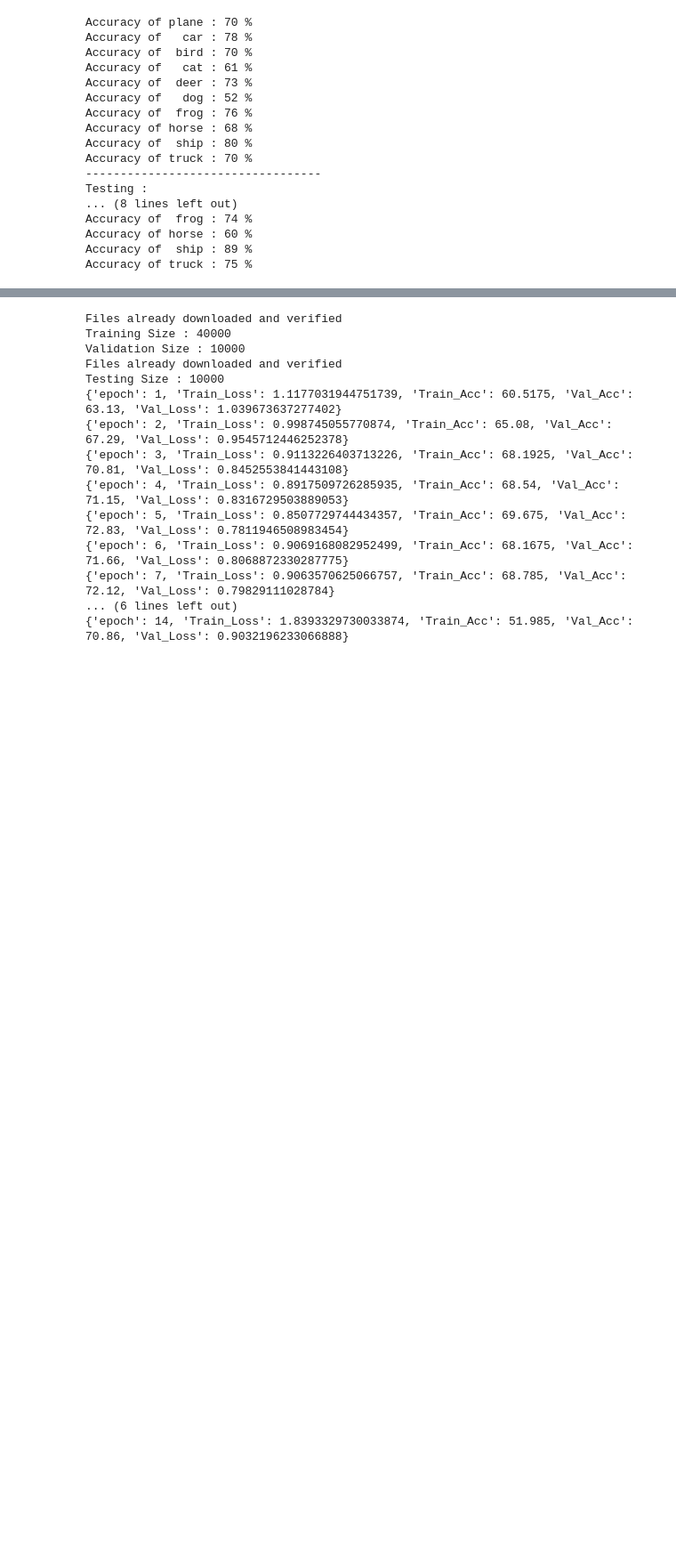
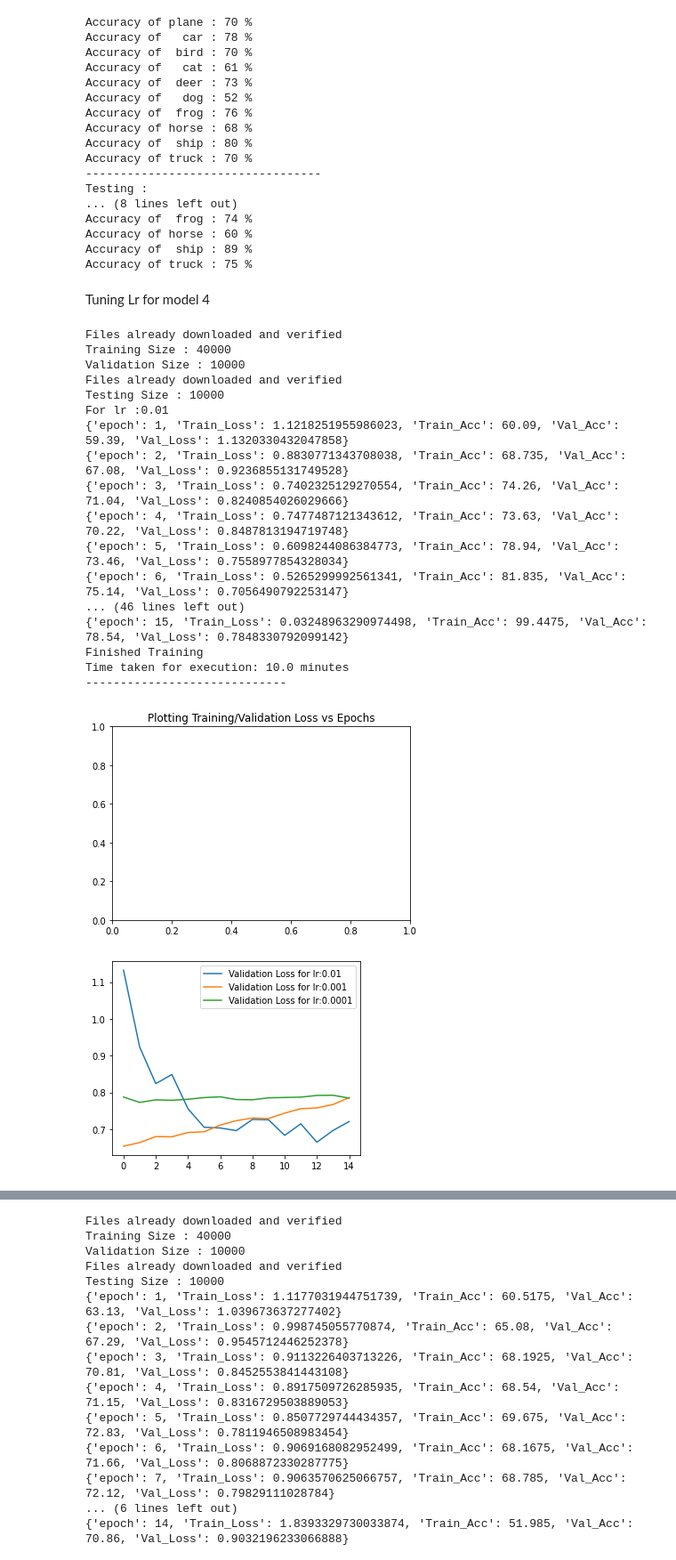
Before and after one commit to Anomaly1702/Ass2_Deep_Learning, a Jupyter notebook: Anubhav_Deep_learning.ipynb, the cells around one changed output, grey strips where cells are left out. Shown at 89% size. Cells and saved outputs as stored; diff of their text form; code cells hidden in the pictures; blank space fills up the shorter version.

```diff
--- a/Anubhav_Deep_learning.ipynb
+++ b/Anubhav_Deep_learning.ipynb
@@ -1002,3 +1045,41 @@ Accuracy of  frog : 74 %
 Accuracy of horse : 60 %
 Accuracy of  ship : 89 %
 Accuracy of truck : 75 %
+# %% [markdown]
+Tuning Lr for model 4
+# %%
+model4_tuning  = Imagenet_model4()
+model4_tuning=model4_tuning.to(get_default_device())
+plt.title("Plotting Training/Validation Loss vs Epochs")
+plt.figure(figsize=(5, 4))
+for j in [.01,.001,.0001]:
+    print(f"For lr :{j}")
+    model4_tuning.train_model(15,j)
+    # train_losses = [x['Train_Loss'] for x in model4_tuning.stats]
+    val_losses = [x['Val_Loss'] for x in model4_tuning.stats]
+    #Loss Graph
+    plt.plot(np.arange(model4_tuning.epoch), val_losses, label = f"Validation Loss for lr:{j}")
+    # plt.plot(np.arange(model1_tuning_v2.epoch), train_losses, label = "Training Loss")
+    print("-----------------------------")
+plt.legend()
+plt.show()
+# %% [output]
+Files already downloaded and verified
+Training Size : 40000
+Validation Size : 10000
+Files already downloaded and verified
+Testing Size : 10000
+For lr :0.01
+{'epoch': 1, 'Train_Loss': 1.1218251955986023, 'Train_Acc': 60.09, 'Val_Acc': 59.39, 'Val_Loss': 1.1320330432047858}
+{'epoch': 2, 'Train_Loss': 0.8830771343708038, 'Train_Acc': 68.735, 'Val_Acc': 67.08, 'Val_Loss': 0.9236855131749528}
+{'epoch': 3, 'Train_Loss': 0.7402325129270554, 'Train_Acc': 74.26, 'Val_Acc': 71.04, 'Val_Loss': 0.8240854026029666}
+{'epoch': 4, 'Train_Loss': 0.7477487121343612, 'Train_Acc': 73.63, 'Val_Acc': 70.22, 'Val_Loss': 0.8487813194719748}
+{'epoch': 5, 'Train_Loss': 0.6098244086384773, 'Train_Acc': 78.94, 'Val_Acc': 73.46, 'Val_Loss': 0.7558977854328034}
+{'epoch': 6, 'Train_Loss': 0.5265299992561341, 'Train_Acc': 81.835, 'Val_Acc': 75.14, 'Val_Loss': 0.7056490792253147}
+... (46 lines left out)
+{'epoch': 15, 'Train_Loss': 0.03248963290974498, 'Train_Acc': 99.4475, 'Val_Acc': 78.54, 'Val_Loss': 0.7848330792099142}
+Finished Training
+Time taken for execution: 10.0 minutes
+-----------------------------
+[figure, added]
+[figure, added]
```
Also changed, not shown: parts of 7 cells of this notebook.
